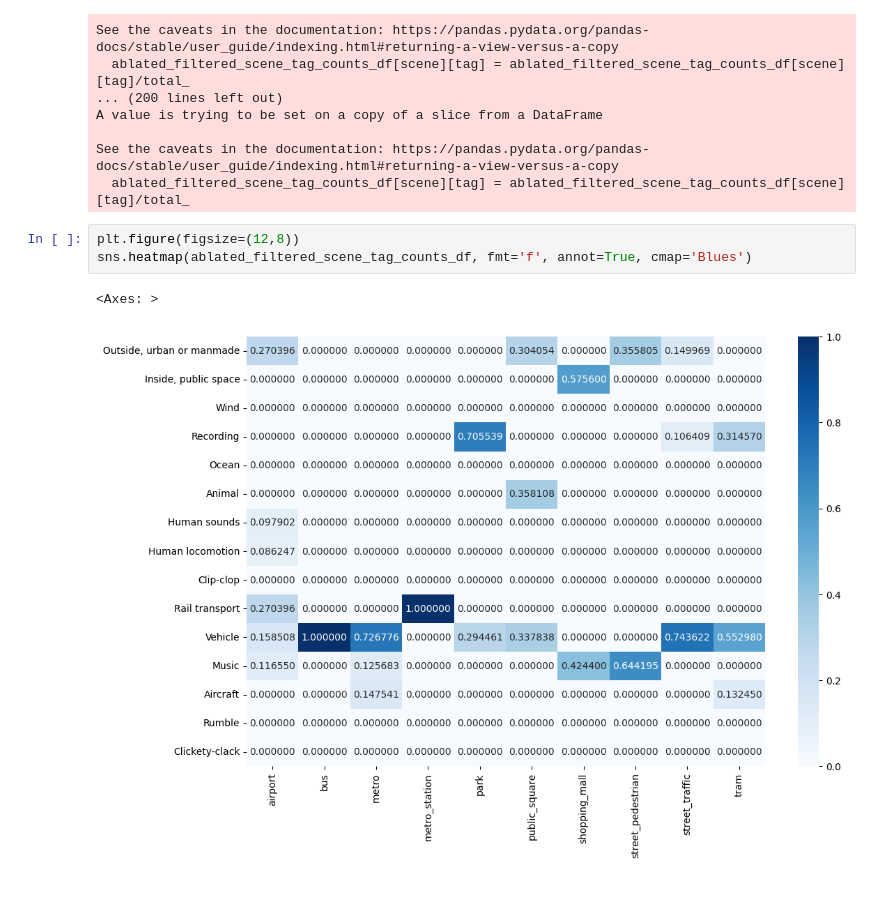
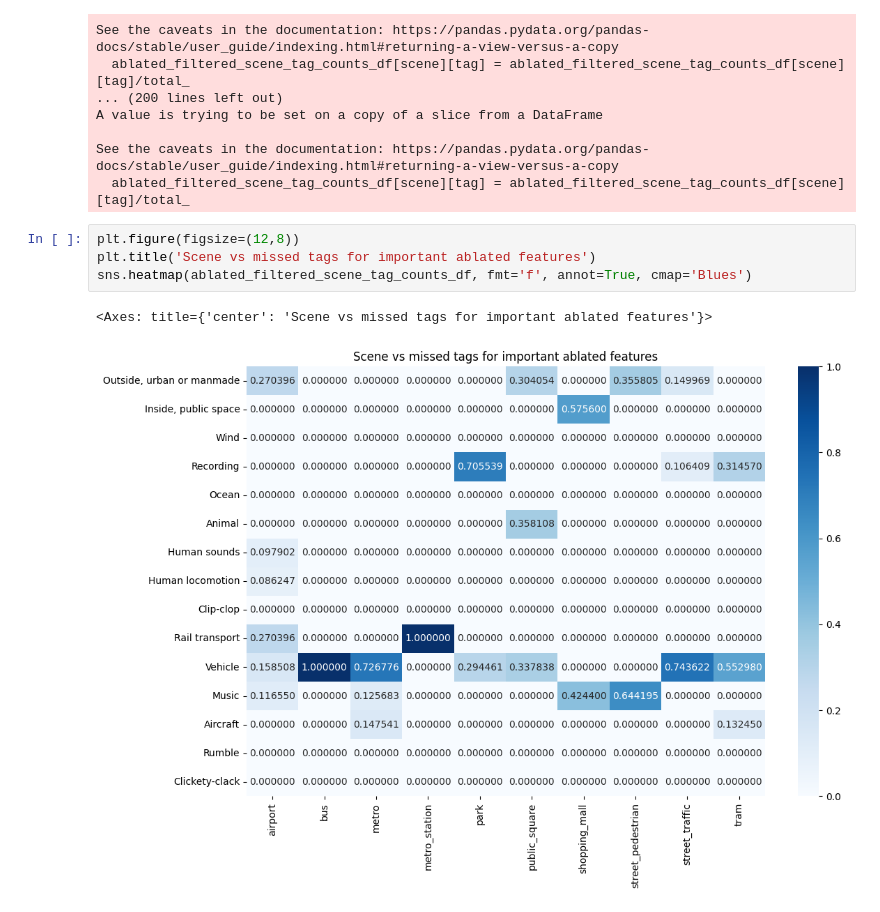
Before and after one commit to darshitttt/Scene_X_Events, a Jupyter notebook: proper_SceneEventsRel.ipynb, the cells around one changed output. Drawn from its saved outputs; the diff is of its cells as text.

```diff
--- a/proper_SceneEventsRel.ipynb
+++ b/proper_SceneEventsRel.ipynb
@@ -239,7 +239,8 @@ See the caveats in the documentation: https://pandas.pydata.org/pandas-docs/stab
   ablated_filtered_scene_tag_counts_df[scene][tag] = ablated_filtered_scene_tag_counts_df[scene][tag]/total_
 # %%
 plt.figure(figsize=(12,8))
+plt.title('Scene vs missed tags for important ablated features')
 sns.heatmap(ablated_filtered_scene_tag_counts_df, fmt='f', annot=True, cmap='Blues')
 # %% [output]
-<Axes: >
+<Axes: title={'center': 'Scene vs missed tags for important ablated features'}>
-[figure, old version]
+[figure, new version]
```
